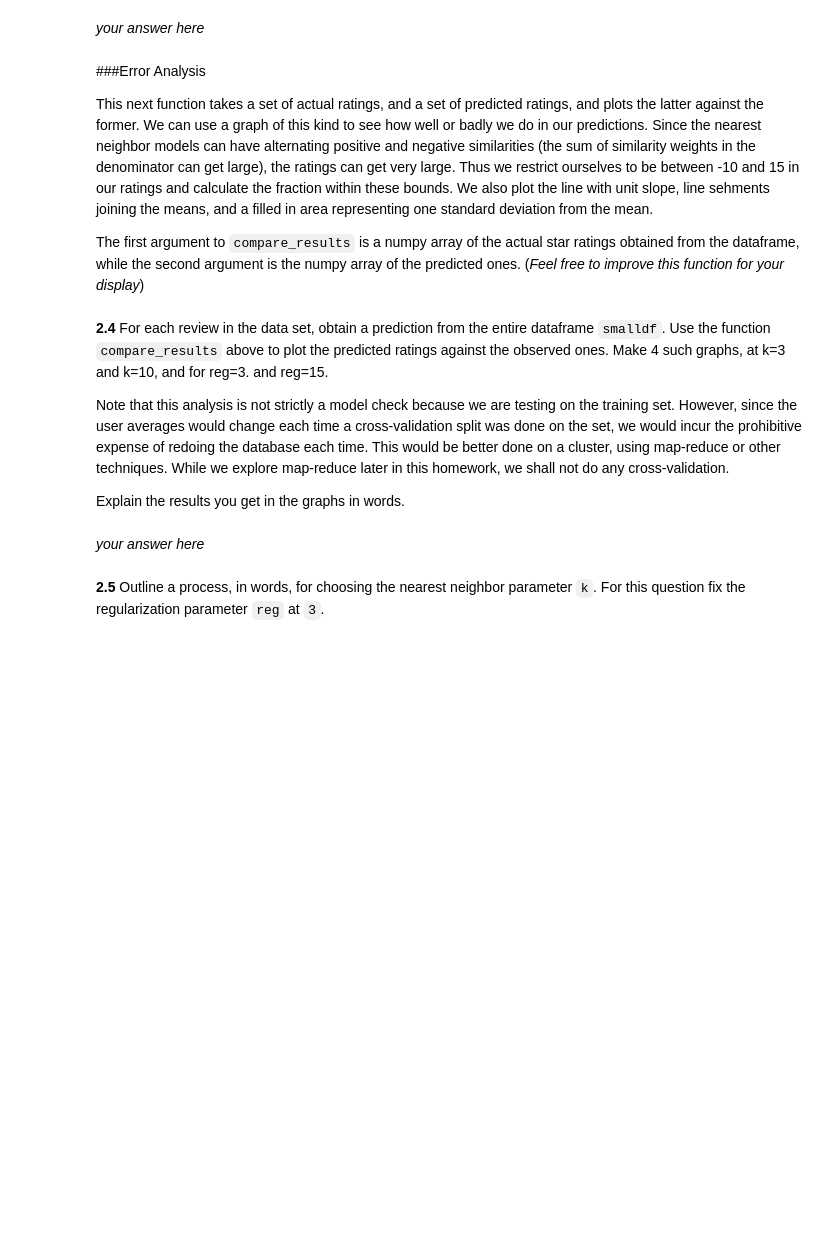
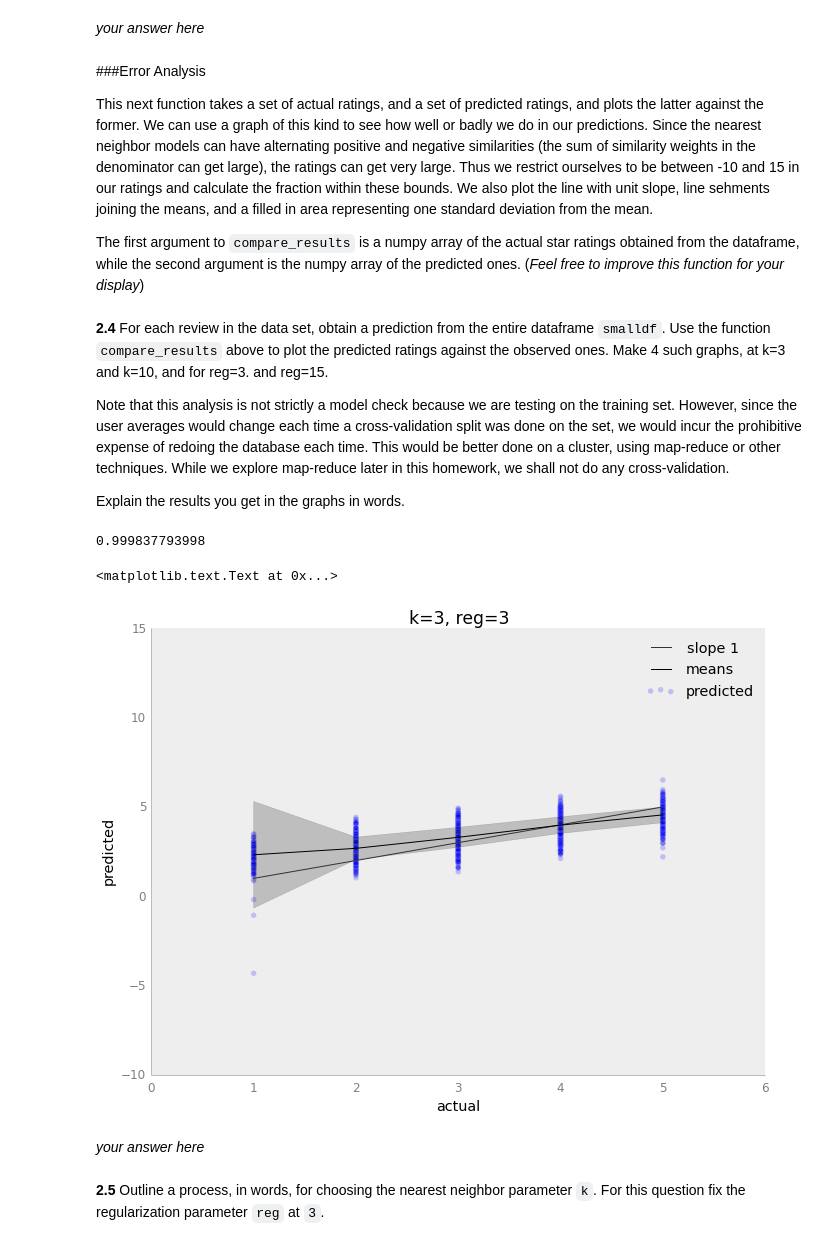
Before and after one commit to danielfrg/harvard-cs109-fall-2013, a Jupyter notebook: homeworks/HW4/HW4_mysolution.ipynb, the cells around one changed output. Cells and saved outputs as stored; diff of their text form; code cells hidden in the pictures; blank space fills up the shorter version.

```diff
--- a/homeworks/HW4/HW4_mysolution.ipynb
+++ b/homeworks/HW4/HW4_mysolution.ipynb
@@ -755,7 +758,7 @@ A sorted list
 # reg = 3.
 
 def knearest_amongst_userrated(restaurant_id, user_id, df, dbase, k=7, reg=3.):
-    knearest(restaurant_id, df.business_id[df.user_id == user_id], dbase, k=k, reg=reg)
+    return knearest(restaurant_id, df.business_id[df.user_id == user_id].unique(), dbase, k=k, reg=reg)
 # %% [markdown]
 **2.2** Now write a function that returns the predicted rating for a user and an item using the formula at the beginning of this problem. Include code to deal with the possibility that the sum of scores that goes in the denominator is 0: return an predicted rating of the baseline portion of the formula in that case. This function `rating` takes as arguments the dataframe, the database, the wanted `restaurant_id` and `user_id`, and `k` as well as the regularizer.
 # %%
@@ -787,3 +790,26 @@ A float
     which is the impued rating that we predict that user_id will make for restaurant_id
 """
 #your code here
+# df = smalldf
+# dbase = db
+# restaurant_id = testbizid
+# user_id = testuserid
+# k=7
+# reg=3.
+def rating(df, dbase, restaurant_id, user_id, k=7, reg=3.):
+    user_mean = df.user_avg[df.user_id == user_id].values[0]
+    item_mean = df.business_avg[df.business_id == restaurant_id].values[0]
+    all_mean = df.stars.mean()
+    baseline = all_mean + (user_mean - all_mean) + (item_mean - all_mean)
+
+    sum_smuj = 0.
+    sum_smj = 0.
+    for item_id, sim, n_common in knearest_amongst_userrated(restaurant_id, user_id, df, dbase, k=k, reg=reg):
+        users_items = df[(df.user_id == user_id) & (df.business_id == item_id)]
+        Y_uj = users_items.stars.values[0]
+        sum_baseline = - all_mean + users_items.user_avg.values[0] + users_items.business_avg.values[0]
+        sum_smuj += sim * (Y_uj - sum_baseline)
+        # --
+        sum_smj += sim
+
+    return baseline + (sum_smuj / sum_smj)
@@ -863,0 +916,17 @@ Explain the results you get in the graphs in words.
+# %%
+#your code here
+def error_plot(df, k, reg):
+    predicted = np.zeros(len(df))
+    for index, row in df[['user_id', 'business_id']].iterrows():
+        item_id = row['business_id']
+        user_id = row['user_id']
+        predicted[index] = rating(smalldf, db, item_id, user_id, k=k, reg=reg)
+    compare_results(smalldf.stars, predicted)
+# %%
+#your code here
+error_plot(smalldf, 3, 3.)
+plt.title("k=3, reg=3")
+# %% [output]
+0.999837793998
+<matplotlib.text.Text at 0x...>
+[figure, added]
```
Also changed, not shown: parts of 20 cells of this notebook.
